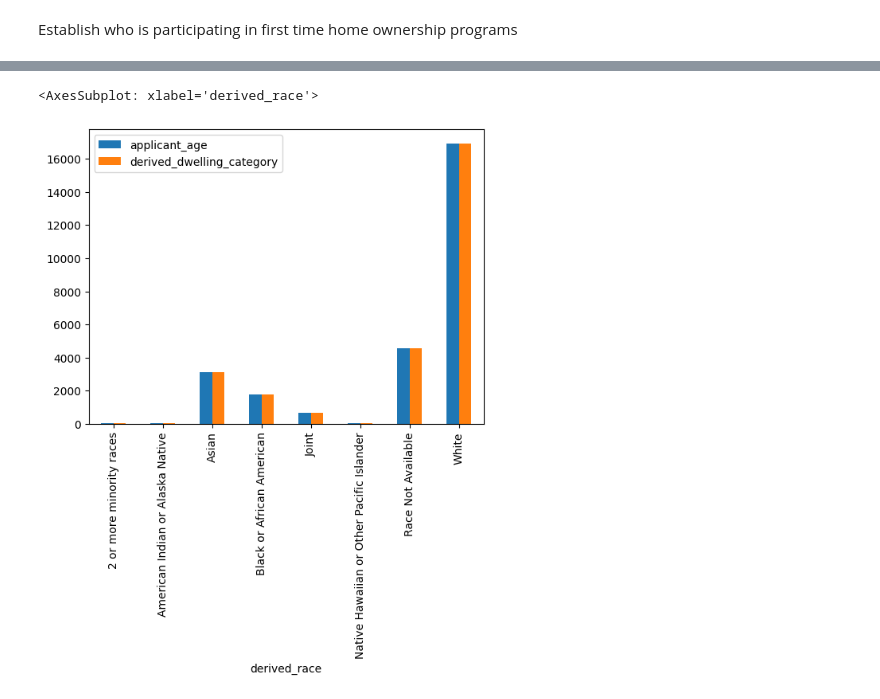
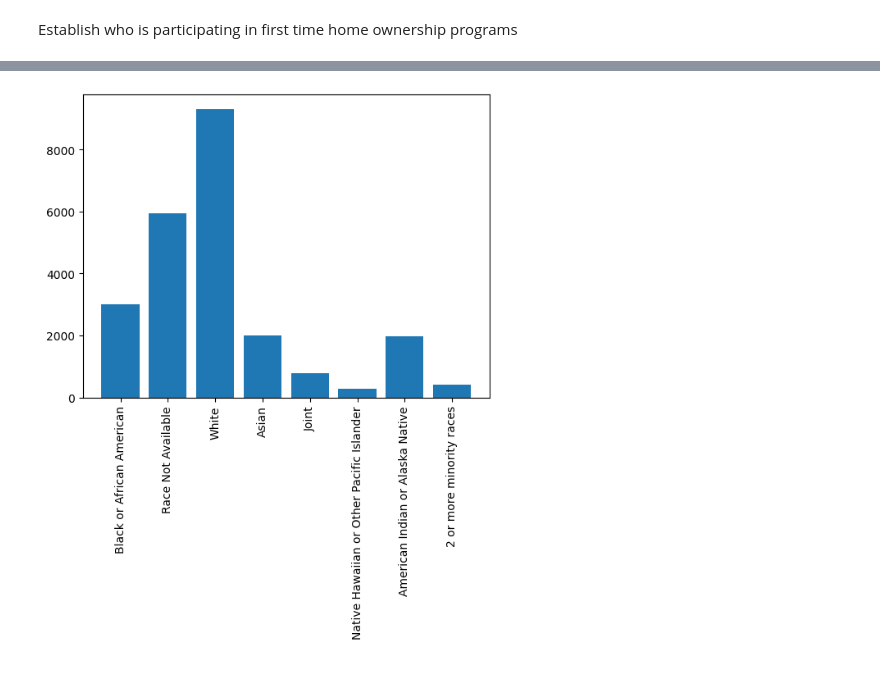
Before and after one commit to BU-Spark/ds-councilor-louijeune-fair-housing, a Jupyter notebook: spring23-team-4/data_code/data_test.ipynb, the cells around one changed output, grey strips where cells are left out. Saved outputs shown, nothing was run; the diff lists cells and outputs as text; code cells hidden in the pictures.

```diff
--- a/spring23-team-4/data_code/data_test.ipynb
+++ b/spring23-team-4/data_code/data_test.ipynb
@@ -62,5 +64,14 @@ Shwo the distribution of derived race.
-# %%
-df2.groupby('derived_race').count().plot(kind='bar')
-# %% [output]
-<AxesSubplot: xlabel='derived_race'>
-[figure, removed]
+# %%
+import matplotlib.pyplot as plt
+
+# Drop rows with missing income
+df2 = df2.dropna(subset=['income'])
+df2 = df2.drop(df2[df2['income'] < 0].index)
+#print(df2.isnull().sum())
+
+plt.bar(df2['derived_race'], df2['income'])
+plt.xticks(rotation=90)
+
+plt.show()
+# %% [output]
+[figure, added]
```
Also changed, not shown: parts of 5 cells of this notebook, 1 other file.
